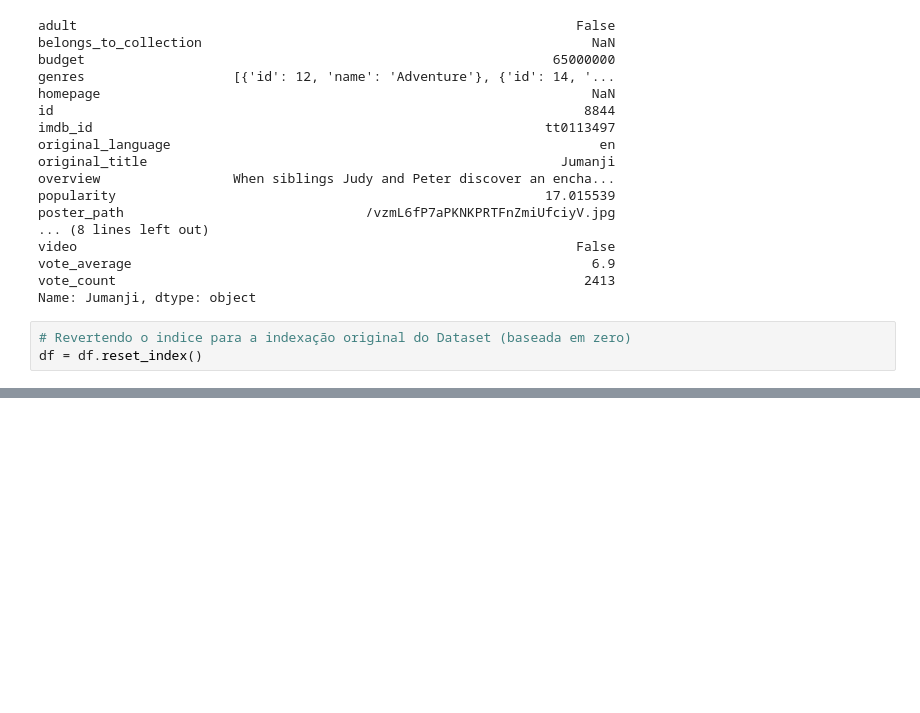
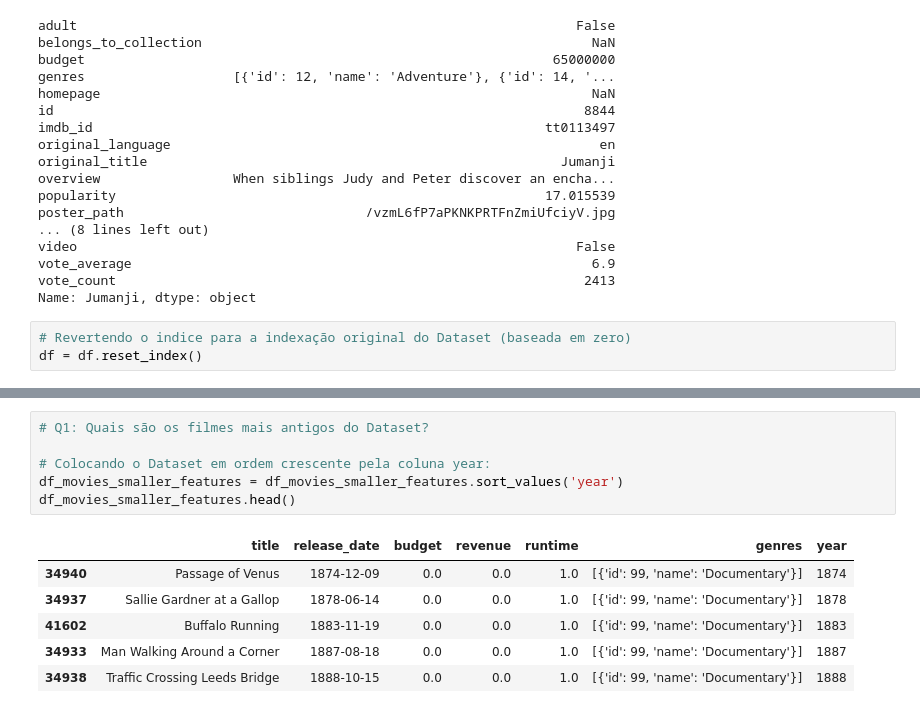
Before and after one commit to RicardoPaganini/RecoSys, a Jupyter notebook: RecoSys.ipynb, the cells around one changed output, grey strips where cells are left out. Drawn from its saved outputs; the diff is of its cells as text; blank space fills up the shorter version.

```diff
--- a/RecoSys.ipynb
+++ b/RecoSys.ipynb
@@ -84,0 +187,13 @@ df = df.reset_index()
+# %%
+# Q1: Quais são os filmes mais antigos do Dataset?
+
+# Colocando o Dataset em ordem crescente pela coluna year:
+df_movies_smaller_features = df_movies_smaller_features.sort_values('year')
+df_movies_smaller_features.head()
+# %% [output]
+|  | title | release_date | budget | revenue | runtime | genres | year |
+| 34940 | Passage of Venus | 1874-12-09 | 0.0 | 0.0 | 1.0 | [{'id': 99, 'name': 'Documentary'}] | 1874 |
+| 34937 | Sallie Gardner at a Gallop | 1878-06-14 | 0.0 | 0.0 | 1.0 | [{'id': 99, 'name': 'Documentary'}] | 1878 |
+| 41602 | Buffalo Running | 1883-11-19 | 0.0 | 0.0 | 1.0 | [{'id': 99, 'name': 'Documentary'}] | 1883 |
+| 34933 | Man Walking Around a Corner | 1887-08-18 | 0.0 | 0.0 | 1.0 | [{'id': 99, 'name': 'Documentary'}] | 1887 |
+| 34938 | Traffic Crossing Leeds Bridge | 1888-10-15 | 0.0 | 0.0 | 1.0 | [{'id': 99, 'name': 'Documentary'}] | 1888 |
```
Also changed, not shown: parts of 11 cells of this notebook.
